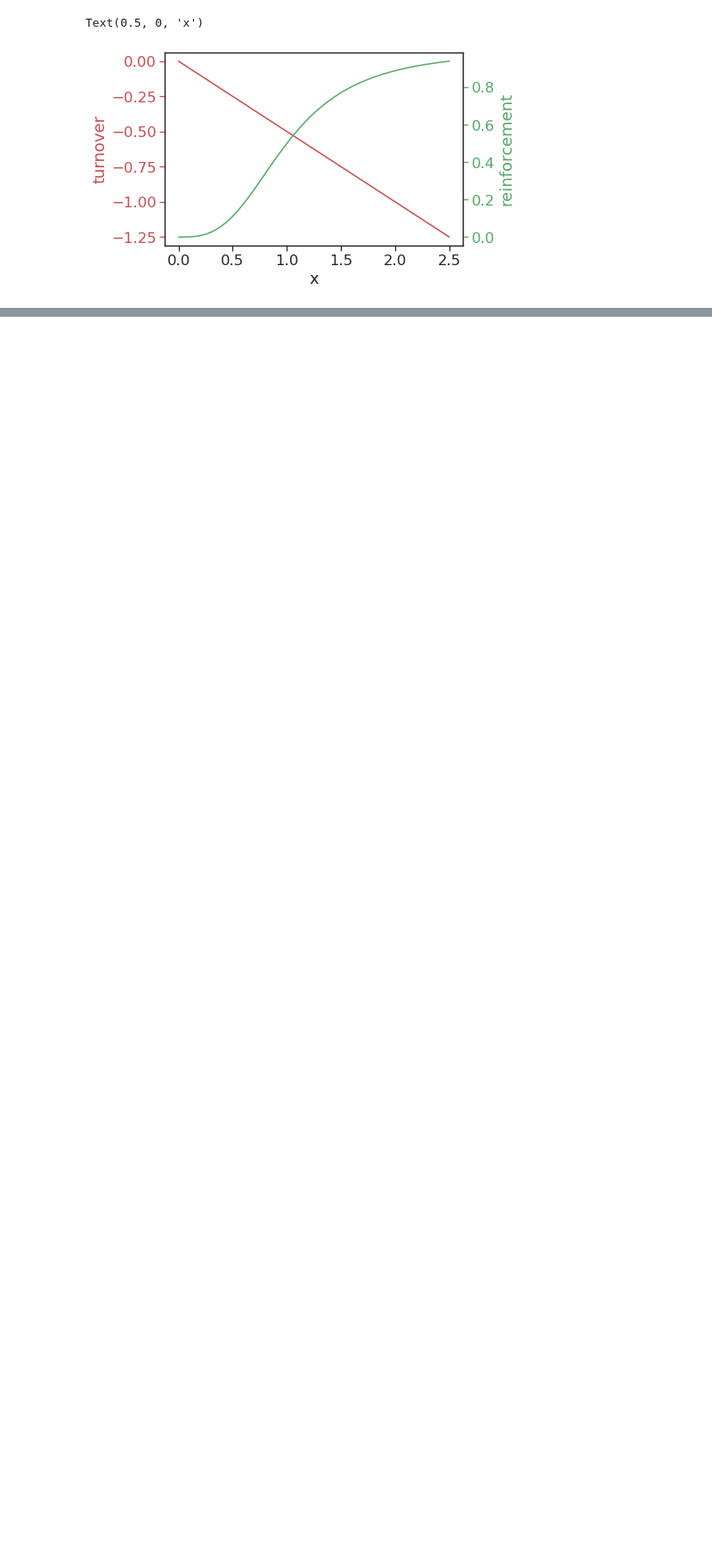
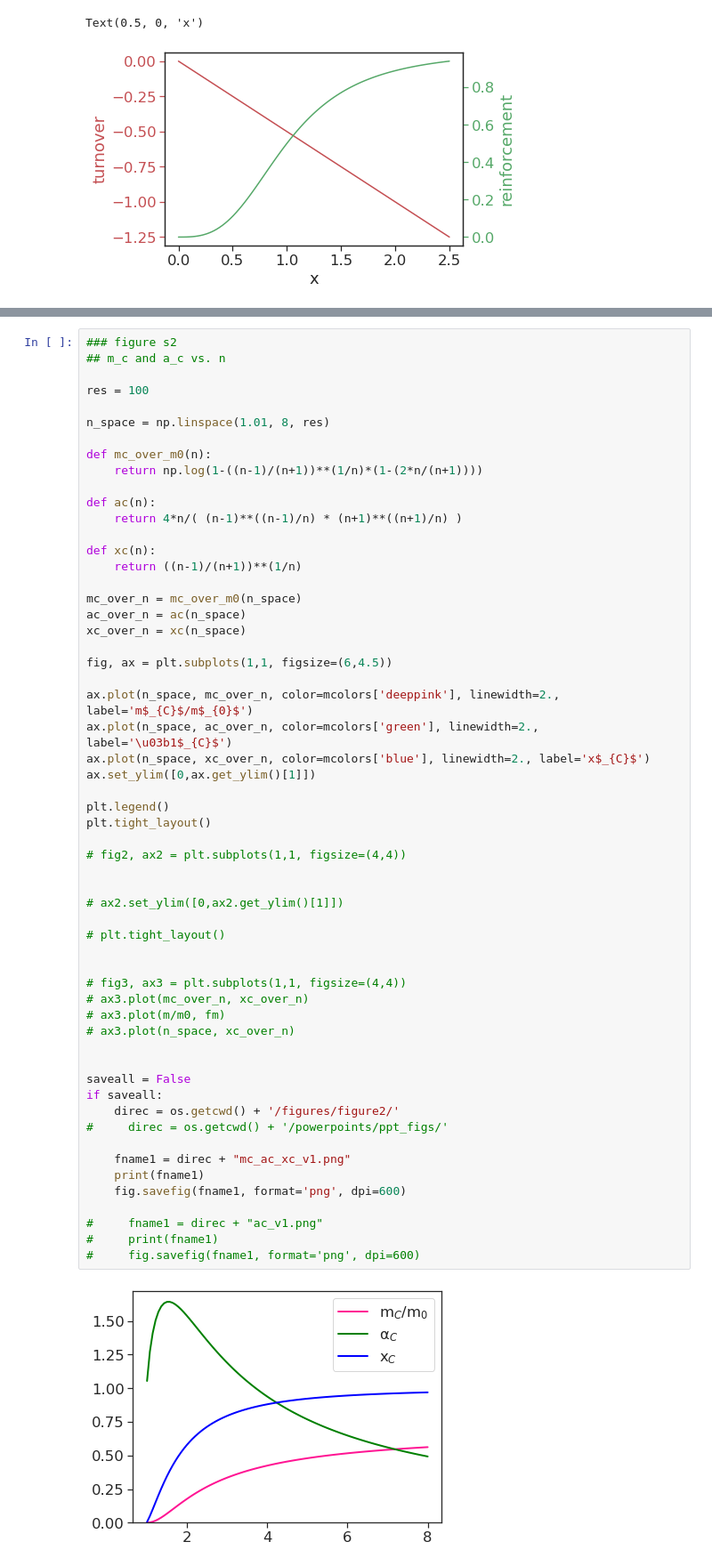
Before and after one commit to chris-price19/cell-mech-memory, a Jupyter notebook: SI-figs_v1.ipynb, the cells around one changed output, grey strips where cells are left out. Shown at 89% size. Drawn from its saved outputs; the diff is of its cells as text; blank space fills up the shorter version.

```diff
--- a/SI-figs_v1.ipynb
+++ b/SI-figs_v1.ipynb
@@ -129,0 +118,59 @@ plt.show()
+# %%
+### figure s2
+## m_c and a_c vs. n
+
+res = 100
+
+n_space = np.linspace(1.01, 8, res)
+
+def mc_over_m0(n):
+    return np.log(1-((n-1)/(n+1))**(1/n)*(1-(2*n/(n+1))))
+
+def ac(n):
+    return 4*n/( (n-1)**((n-1)/n) * (n+1)**((n+1)/n) )
+
+def xc(n):
+    return ((n-1)/(n+1))**(1/n)
+
+mc_over_n = mc_over_m0(n_space)
+ac_over_n = ac(n_space)
+xc_over_n = xc(n_space)
+
+fig, ax = plt.subplots(1,1, figsize=(6,4.5))
+
+ax.plot(n_space, mc_over_n, color=mcolors['deeppink'], linewidth=2., label='m$_{C}$/m$_{0}$')
+ax.plot(n_space, ac_over_n, color=mcolors['green'], linewidth=2., label='\u03b1$_{C}$')
+ax.plot(n_space, xc_over_n, color=mcolors['blue'], linewidth=2., label='x$_{C}$')
+ax.set_ylim([0,ax.get_ylim()[1]])
+
+plt.legend()
+plt.tight_layout()
+
+# fig2, ax2 = plt.subplots(1,1, figsize=(4,4))
+
+
+# ax2.set_ylim([0,ax2.get_ylim()[1]])
+
+# plt.tight_layout()
+
+
+# fig3, ax3 = plt.subplots(1,1, figsize=(4,4))
+# ax3.plot(mc_over_n, xc_over_n)
+# ax3.plot(m/m0, fm)
+# ax3.plot(n_space, xc_over_n)
+
+
+saveall = False
+if saveall:
+    direc = os.getcwd() + '/figures/figure2/'
+#     direc = os.getcwd() + '/powerpoints/ppt_figs/'
+
+    fname1 = direc + "mc_ac_xc_v1.png"
+    print(fname1)
+    fig.savefig(fname1, format='png', dpi=600)
+
+#     fname1 = direc + "ac_v1.png"
+#     print(fname1)
+#     fig.savefig(fname1, format='png', dpi=600)
+# %% [output]
+[figure, added]
```
Also changed, not shown: parts of 4 cells of this notebook, 7 other files.
